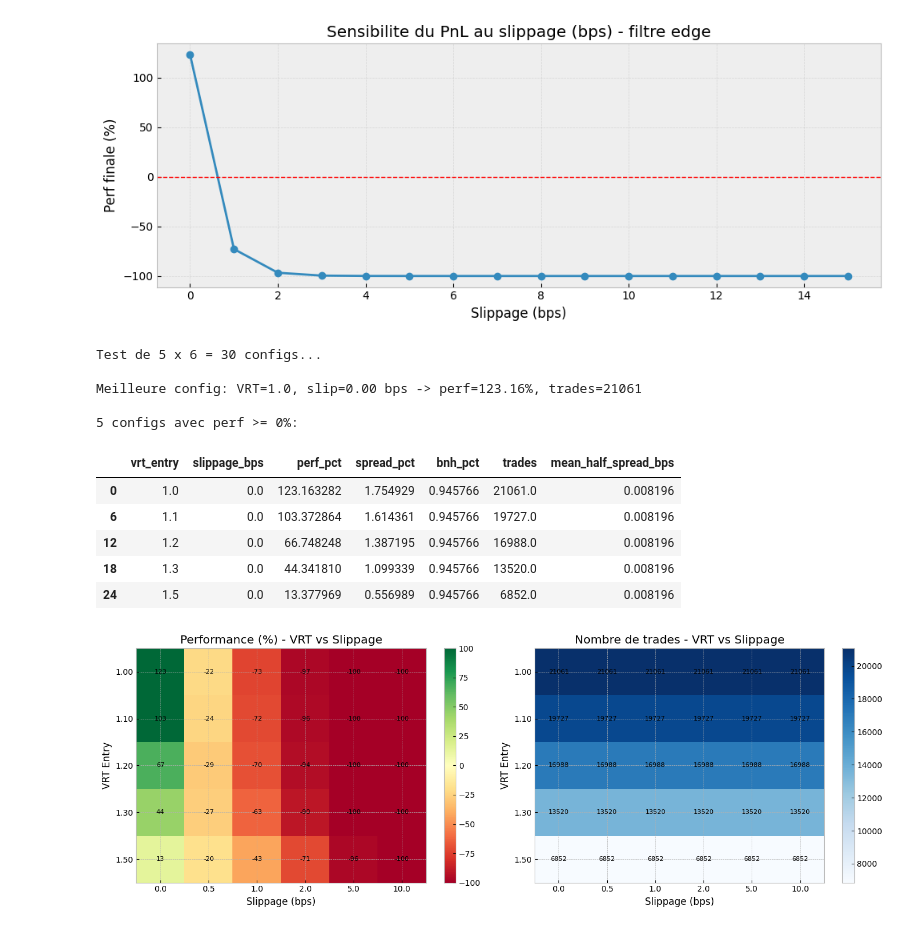
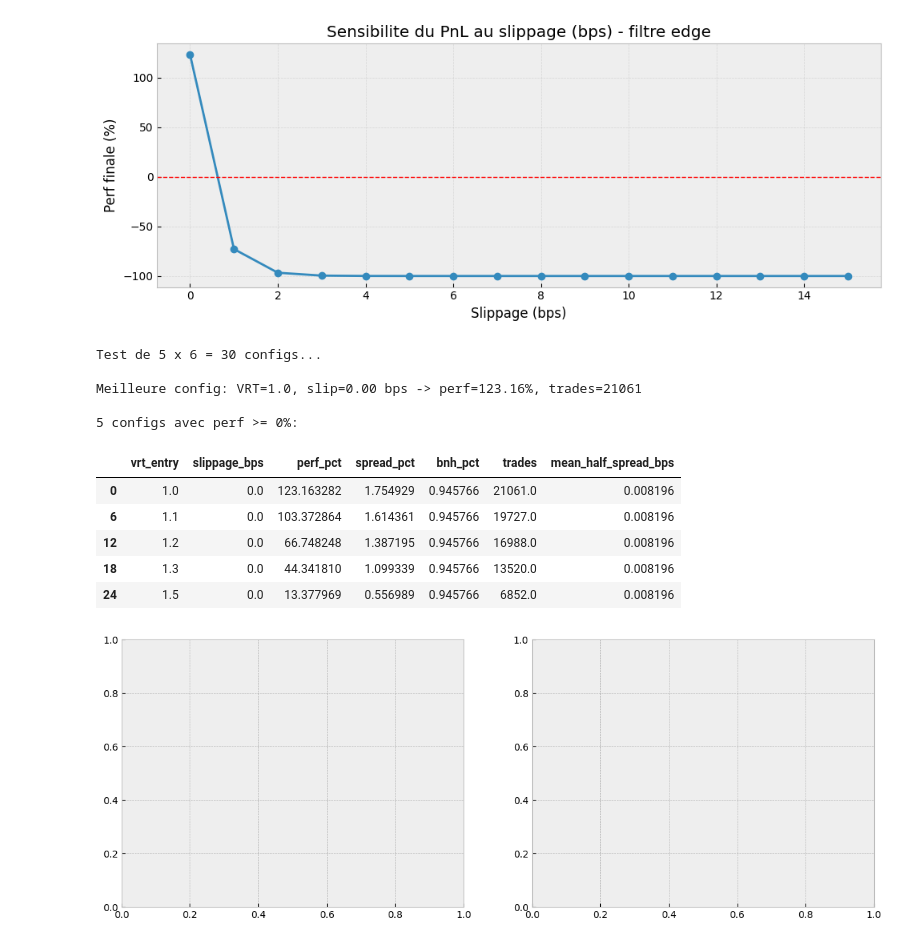
Before and after one commit to 333Rosky/strategy_library, a Jupyter notebook: High Frequency Trading/hft_romain.ipynb, the cells around one changed output. Cells and saved outputs as stored; diff of their text form; code cells hidden in the pictures.

```diff
--- a/High Frequency Trading/hft_romain.ipynb
+++ b/High Frequency Trading/hft_romain.ipynb
@@ -493,65 +493,31 @@ if 'df_resampled_spread' in locals():
             "mean_half_spread_bps": act["mean_half_spread"] * 1e4,
         })
 
     df_grid_results = pd.DataFrame(results_grid)
 
     # Meilleure config
     best = df_grid_results.loc[df_grid_results["perf_pct"].idxmax()]
     print(f"\nMeilleure config: VRT={best['vrt_entry']}, slip={best['slippage_bps']:.2f} bps -> perf={best['perf_pct']:.2f}%, trades={best['trades']:.0f}")
 
     # Configs positives
     positive = df_grid_results[df_grid_results["perf_pct"] >= 0].sort_values("perf_pct", ascending=False)
     print(f"\n{len(positive)} configs avec perf >= 0%:")
     display(positive)
 
     # Heatmap perf vs VRT/slippage
     pivot = df_grid_results.pivot(index="vrt_entry", columns="slippage_bps", values="perf_pct")
 
     fig, (ax1, ax2) = plt.subplots(1, 2, figsize=(14, 5))
-
-    # Heatmap perf
-    im1 = ax1.imshow(pivot.values, cmap='RdYlGn', aspect='auto', vmin=-100, vmax=100)
-    ax1.set_xticks(range(len(pivot.columns)))
-    ax1.set_xticklabels([f"{x:.1f}" for x in pivot.columns])
-    ax1.set_yticks(range(len(pivot.index)))
-    ax1.set_yticklabels([f"{x:.2f}" for x in pivot.index])
-    ax1.set_xlabel("Slippage (bps)")
-    ax1.set_ylabel("VRT Entry")
-    ax1.set_title("Performance (%) - VRT vs Slippage")
-    for i in range(len(pivot.index)):
-        for j in range(len(pivot.columns)):
-            ax1.text(j, i, f"{pivot.values[i,j]:.0f}", ha="center", va="center", color="black", fontsize=8)
-    plt.colorbar(im1, ax=ax1)
-
-    # Heatmap trades
-    pivot_trades = df_grid_results.pivot(index="vrt_entry", columns="slippage_bps", values="trades")
-    im2 = ax2.imshow(pivot_trades.values, cmap='Blues', aspect='auto')
-    ax2.set_xticks(range(len(pivot_trades.columns)))
-    ax2.set_xticklabels([f"{x:.1f}" for x in pivot_trades.columns])
-    ax2.set_yticks(range(len(pivot_trades.index)))
-    ax2.set_yticklabels([f"{x:.2f}" for x in pivot_trades.index])
-    ax2.set_xlabel("Slippage (bps)")
-    ax2.set_ylabel("VRT Entry")
-    ax2.set_title("Nombre de trades - VRT vs Slippage")
-    for i in range(len(pivot_trades.index)):
-        for j in range(len(pivot_trades.columns)):
-            ax2.text(j, i, f"{int(pivot_trades.values[i,j])}", ha="center", va="center", color="black", fontsize=8)
-    plt.colorbar(im2, ax=ax2)
-
-    plt.tight_layout()
-    plt.show()
-else:
-    print("Erreur: df_resampled_spread manquant.")
 # %% [output]
 Test de 5 x 6 = 30 configs...
 
 Meilleure config: VRT=1.0, slip=0.00 bps -> perf=123.16%, trades=21061
 
 5 configs avec perf >= 0%:
 |  | vrt_entry | slippage_bps | perf_pct | spread_pct | bnh_pct | trades | mean_half_spread_bps |
 | 0 | 1.0 | 0.0 | 123.163282 | 1.754929 | 0.945766 | 21061.0 | 0.008196 |
 | 6 | 1.1 | 0.0 | 103.372864 | 1.614361 | 0.945766 | 19727.0 | 0.008196 |
 | 12 | 1.2 | 0.0 | 66.748248 | 1.387195 | 0.945766 | 16988.0 | 0.008196 |
 | 18 | 1.3 | 0.0 | 44.341810 | 1.099339 | 0.945766 | 13520.0 | 0.008196 |
 | 24 | 1.5 | 0.0 | 13.377969 | 0.556989 | 0.945766 | 6852.0 | 0.008196 |
-[figure, old version]
+[figure, new version]
```
Also changed, not shown: parts of 6 cells of this notebook, 1 other file.
